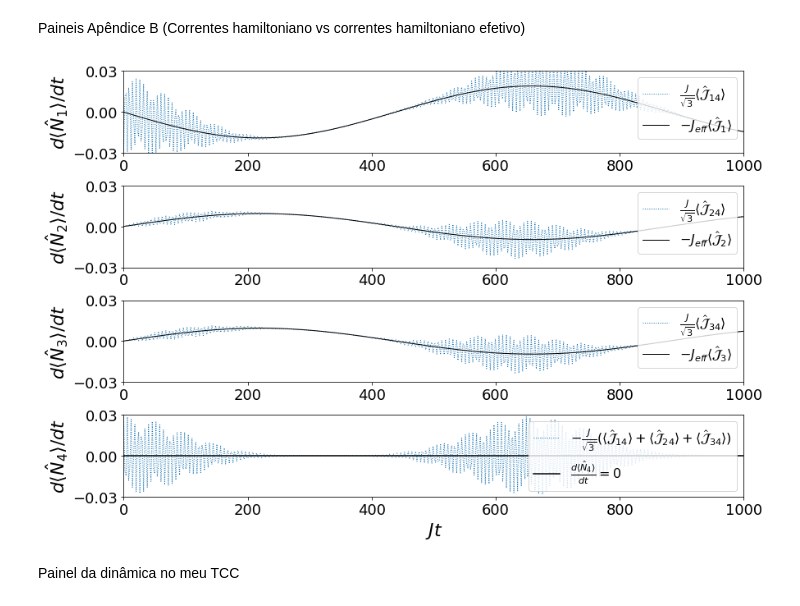
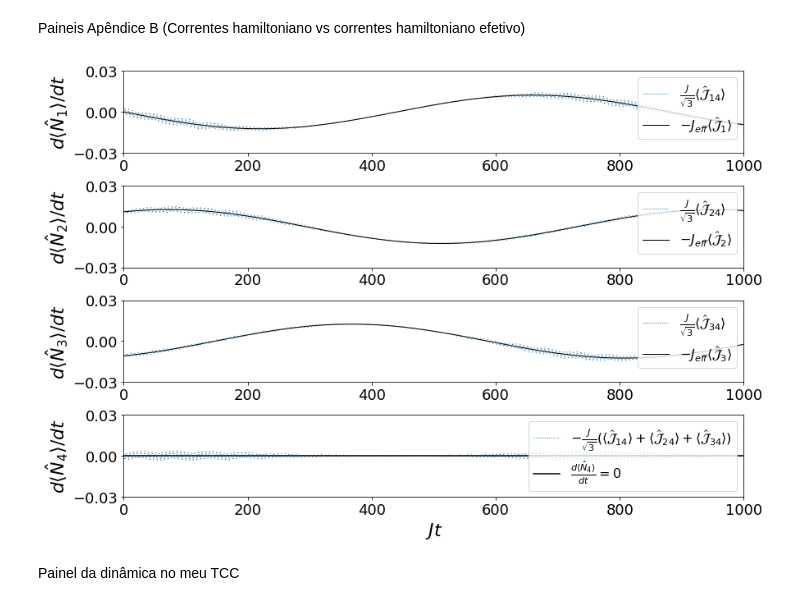
Before and after one commit to wallec/3-1wells, a Jupyter notebook: 3_1_wells.ipynb, the cells around one changed output. Cells and saved outputs as stored; diff of their text form; code cells hidden in the pictures.

```diff
--- a/3_1_wells.ipynb
+++ b/3_1_wells.ipynb
@@ -394,5 +394,5 @@ FS_PHI - SIMPLIFICADO
 # %%
-def FS_PHI(U, J, N, mu, nu, dt, tau, fs):
+def FS_PSI(U, J, N, mu, nu, dt, tau, fs):
   dim = int((N+3)*(N+2)*(N+1)/6)
 
   H1 = hamiltoniano(U, J, N, 0, 0)
@@ -493,9 +493,9 @@ uN3 = np.matmul(np.conjugate(Uhat(U, J, N, 2*T/3, 0, 0)).T, np.matmul(N3, Uhat(U
 
 i=0
 for m in mu:
-  thisPhi1 = FS_PHI(U, J, N, m, 0, dt, tau, fs1)
-  thisPhi2 = FS_PHI(U, J, N, m, 0, dt, tau, fs2)
-  thisPhi3 = FS_PHI(U, J, N, m, 0, dt, tau, fs3)
+  thisPhi1 = FS_PSI(U, J, N, m, 0, dt, tau, fs1)
+  thisPhi2 = FS_PSI(U, J, N, m, 0, dt, tau, fs2)
+  thisPhi3 = FS_PSI(U, J, N, m, 0, dt, tau, fs3)
 
   expValueN11[i] = np.matmul(np.conjugate(thisPhi1).T, np.matmul(N1, thisPhi1))
   expValueuN21[i] = np.matmul(np.conjugate(thisPhi1).T, np.matmul(uN2, thisPhi1))
@@ -548,9 +548,9 @@ eigvals, eigstates = np.linalg.eigh(H)
 
 t = np.linspace(0, 1000, 1500)
 
-thisPhi1 = FS_PHI(U, J, N, smu, 0, dt, tau, fs1)
-thisPhi2 = FS_PHI(U, J, N, smu, 0, dt, tau, fs2)
-thisPhi3 = FS_PHI(U, J, N, smu, 0, dt, tau, fs3)
+thisPhi1 = FS_PSI(U, J, N, smu, 0, dt, tau, fs1)
+thisPhi2 = FS_PSI(U, J, N, smu, 0, dt, tau, fs2)
+thisPhi3 = FS_PSI(U, J, N, smu, 0, dt, tau, fs3)
 
 #Dinâmicas para os protocolos
 
@@ -821,7 +817,7 @@ H = hamiltoniano(U, J, N, 0, 0)
 #Autovalores e autovetores
 eigvals, eigstates = np.linalg.eigh(H)
 
-thisPhi = FS_PHI(U, J, N, mu, 0, dt, tau, fs)
+thisPhi = FS_PSI(U, J, N, mu, 0, dt, tau, fs)
 
 val_espN1_an = dinamica_analitica(1, t, tau, dt, mu, Jeff)
 val_espN1_num = dinamica(t2, N1, thisPhi, eigstates, eigvals)/N
@@ -902,7 +898,7 @@ J21, J13, J32 = Jhat(N)
 
 i=0
 for m in mu:
-  thisPhi = FS_PHI(U, J, N, m, 0, dt, tau, fs)
+  thisPhi = FS_PSI(U, J, N, m, 0, dt, tau, fs)
   expValue[i] = np.matmul((np.conjugate(thisPhi).T), np.matmul(J21+J13+J32, thisPhi))
   i += 1
 
@@ -940,10 +936,10 @@ N=6
 N4=0
 
 #Parâmetro de quebra de integrabilidade
-m = 0
+m = 3.33
 
 dt=1
-tau=0
+tau=200
 
 #Parâmetro de tunelamento
 J = 1
@@ -956,7 +952,6 @@ T = (2*np.pi/(3*np.abs(Jeff)))
 
 #Calcular o Hamiltoniano
 H = hamiltoniano(U, J, N, 0, 0)
-#H = hamiltoniano_efetivo(U, J, N, N4)
 
 # Extrair os autovalores e autovetores
 eigvals, eigstates = np.linalg.eigh(H)
@@ -967,7 +962,7 @@ J14, J24, J34 = Jhat_4(N)
 
 fs = init_fs(N-N4, 0, 0, N4)
 
-this_phi = FS_PHI(U, J, N, m, 0, dt, tau, fs)
+this_phi = FS_PSI(U, J, N, m, 0, dt, tau, fs)
 
 t = np.linspace(0, 1000, 500)
 
@@ -1001,34 +996,34 @@ ax[2].set_ylabel(r'$d\langle \hat{N}_{3} \rangle/dt$', fontsize=22)
 
 ax[3].plot(t, expValue7, ':', linewidth=1, label=r'$-\frac{J}{\sqrt{3}}(\langle \mathcal{\hat{J}}_{14} \rangle+\langle \mathcal{\hat{J}}_{24} \rangle+\langle \mathcal{\hat{J}}_{34} \rangle)$')
 ax[3].axhline(y=0, c='k', label=r'$\frac{d\langle \hat{N}_{4} \rangle}{dt}=0$')
 
 ax[3].set_ylabel(r'$d\langle \hat{N}_{4} \rangle/dt$', fontsize=22)
 ax[3].set_xlabel(r'$Jt$', fontsize=22)
 
 for i in range(4):
   ax[i].set_xlim([0, 1000])
   ax[i].set_ylim([-0.03, 0.03])
   ax[i].tick_params(axis='x', labelsize=18)
   ax[i].tick_params(axis='y', labelsize=18)
   ax[i].legend(loc='upper right', fontsize=16)
 
 # Set the ticks for all axes
 plt.setp(ax, yticks=[-0.03, 0, 0.03])
 
 plt.subplots_adjust(left=0.1,
                     bottom=0.2,
                     right=0.8,
                     top=0.8,
                     wspace=0.2,
                     hspace=0.4)
 
 fig.set_size_inches(15, 12)
 
 #fig.savefig('3+1pocos.png', dpi=fig.dpi)
 
 plt.show()
 # %% [output]
-[figure, old version]
+[figure, new version]
 # %% [markdown]
 Painel da dinâmica no meu TCC
 # %%
```
Also changed, not shown: parts of 4 cells of this notebook.
